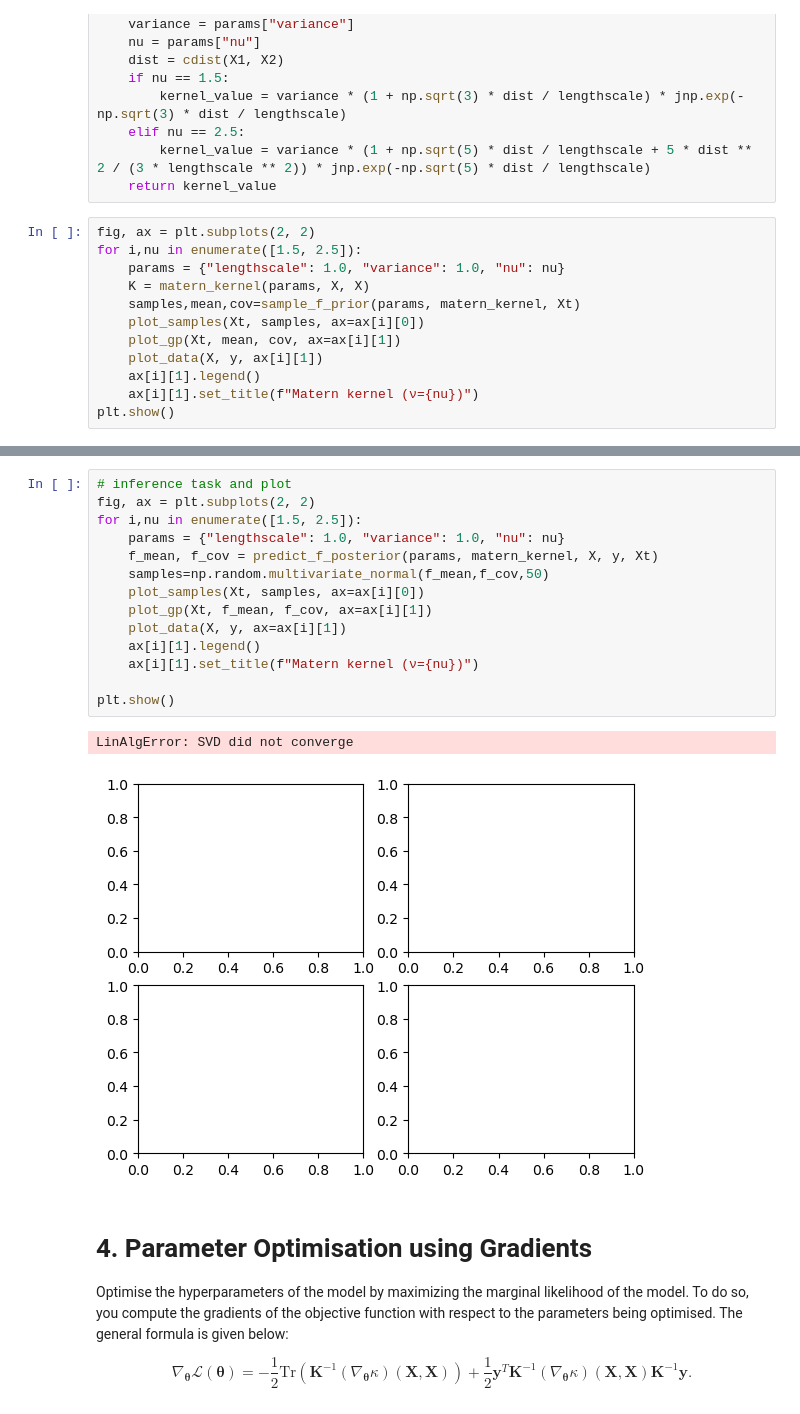
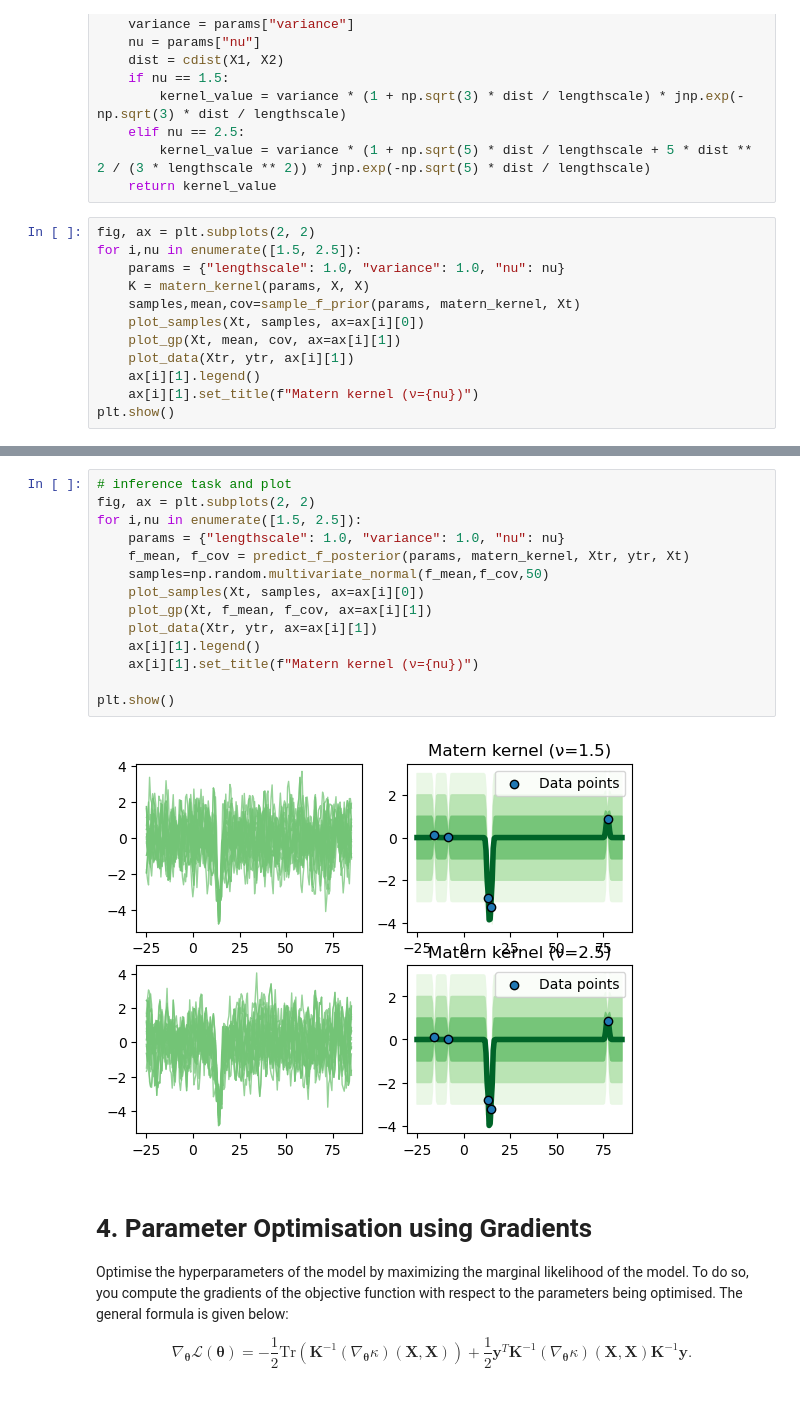
Before and after one commit to Michele2301/asi-labs, a Jupyter notebook: lab_week2-public/Gaussian_Process_Regression.ipynb, the cells around one changed output, grey strips where cells are left out. Saved outputs shown, nothing was run; the diff lists cells and outputs as text.

```diff
--- a/lab_week2-public/Gaussian_Process_Regression.ipynb
+++ b/lab_week2-public/Gaussian_Process_Regression.ipynb
@@ -463,7 +463,7 @@ for i,nu in enumerate([1.5, 2.5]):
     samples,mean,cov=sample_f_prior(params, matern_kernel, Xt)
     plot_samples(Xt, samples, ax=ax[i][0])
     plot_gp(Xt, mean, cov, ax=ax[i][1])
-    plot_data(X, y, ax[i][1])
+    plot_data(Xtr, ytr, ax[i][1])
     ax[i][1].legend()
     ax[i][1].set_title(f"Matern kernel (ν={nu})")
 plt.show()
@@ -472,20 +472,19 @@ plt.show()
 # %%
 # inference task and plot
 fig, ax = plt.subplots(2, 2)
 for i,nu in enumerate([1.5, 2.5]):
     params = {"lengthscale": 1.0, "variance": 1.0, "nu": nu}
-    f_mean, f_cov = predict_f_posterior(params, matern_kernel, X, y, Xt)
+    f_mean, f_cov = predict_f_posterior(params, matern_kernel, Xtr, ytr, Xt)
     samples=np.random.multivariate_normal(f_mean,f_cov,50)
     plot_samples(Xt, samples, ax=ax[i][0])
     plot_gp(Xt, f_mean, f_cov, ax=ax[i][1])
-    plot_data(X, y, ax=ax[i][1])
+    plot_data(Xtr, ytr, ax=ax[i][1])
     ax[i][1].legend()
     ax[i][1].set_title(f"Matern kernel (ν={nu})")
 
 plt.show()
 # %% [output]
-LinAlgError: SVD did not converge
-[figure, old version]
+[figure, new version]
 # %% [markdown]
 # 4. Parameter Optimisation using Gradients
 
```
Also changed, not shown: parts of 4 cells of this notebook.
